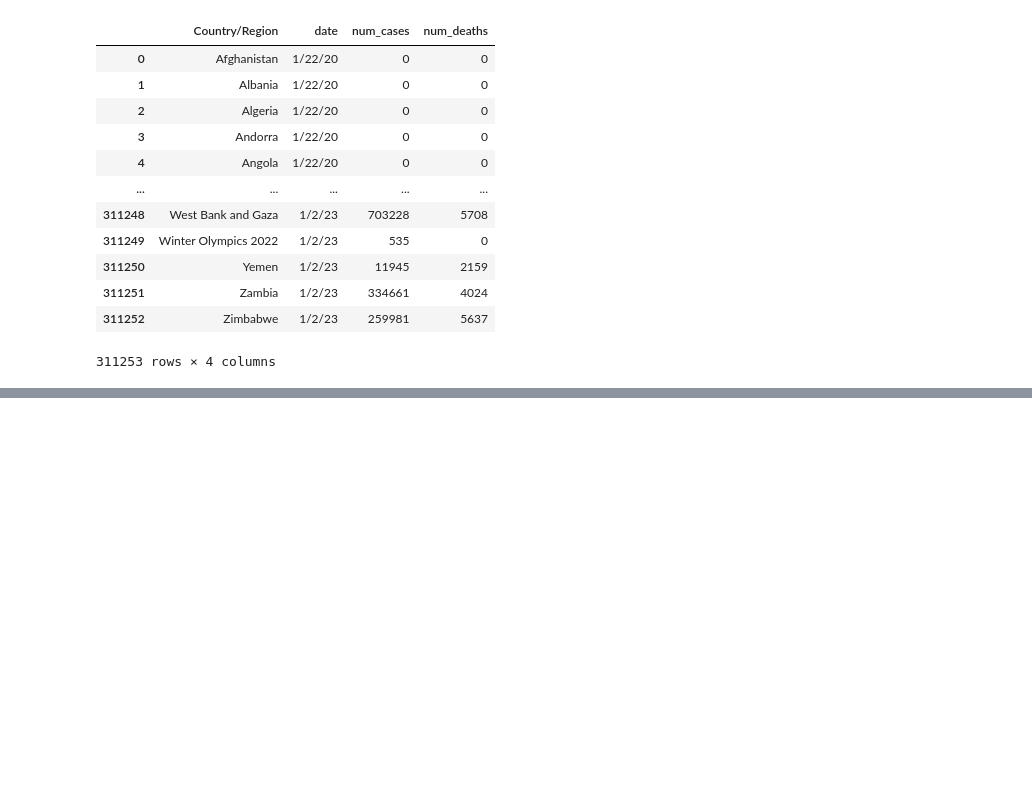
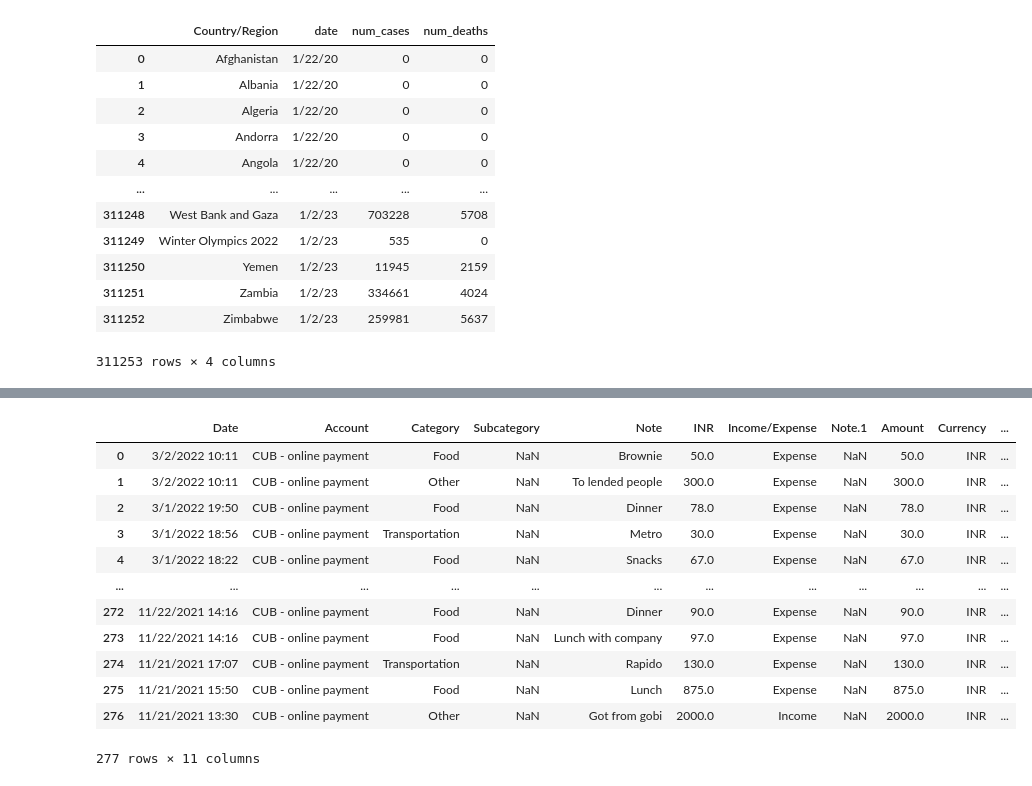
Before and after one commit to ProgramerSalar/Pandas, a Jupyter notebook: Notebook/multiIndex_object.ipynb, the cells around one changed output, grey strips where cells are left out. Drawn from its saved outputs; the diff is of its cells as text; code cells hidden in the pictures; blank space fills up the shorter version.

```diff
--- a/Notebook/multiIndex_object.ipynb
+++ b/Notebook/multiIndex_object.ipynb
@@ -484,0 +559,18 @@ confirm.merge(death,on=['Province/State','Country/Region','Lat','Long','date'])[
+# %%
+# plotting graphs
+df = pd.read_csv('C:\\Users\\Mandhata Kumar\\Machine_Learning\\Pandas\\Data\\expense_data.csv')
+df
+# %% [output]
+|  | Date | Account | Category | Subcategory | Note | INR | Income/Expense | Note.1 | Amount | Currency | ... |
+| 0 | 3/2/2022 10:11 | CUB - online payment | Food | NaN | Brownie | 50.0 | Expense | NaN | 50.0 | INR | ... |
+| 1 | 3/2/2022 10:11 | CUB - online payment | Other | NaN | To lended people | 300.0 | Expense | NaN | 300.0 | INR | ... |
+| 2 | 3/1/2022 19:50 | CUB - online payment | Food | NaN | Dinner | 78.0 | Expense | NaN | 78.0 | INR | ... |
+| 3 | 3/1/2022 18:56 | CUB - online payment | Transportation | NaN | Metro | 30.0 | Expense | NaN | 30.0 | INR | ... |
+| 4 | 3/1/2022 18:22 | CUB - online payment | Food | NaN | Snacks | 67.0 | Expense | NaN | 67.0 | INR | ... |
+| ... | ... | ... | ... | ... | ... | ... | ... | ... | ... | ... | ... |
+| 272 | 11/22/2021 14:16 | CUB - online payment | Food | NaN | Dinner | 90.0 | Expense | NaN | 90.0 | INR | ... |
+| 273 | 11/22/2021 14:16 | CUB - online payment | Food | NaN | Lunch with company | 97.0 | Expense | NaN | 97.0 | INR | ... |
+| 274 | 11/21/2021 17:07 | CUB - online payment | Transportation | NaN | Rapido | 130.0 | Expense | NaN | 130.0 | INR | ... |
+| 275 | 11/21/2021 15:50 | CUB - online payment | Food | NaN | Lunch | 875.0 | Expense | NaN | 875.0 | INR | ... |
+| 276 | 11/21/2021 13:30 | CUB - online payment | Other | NaN | Got from gobi | 2000.0 | Income | NaN | 2000.0 | INR | ... |
+277 rows × 11 columns
```
Also changed, not shown: parts of 19 cells of this notebook, 2 other files.
